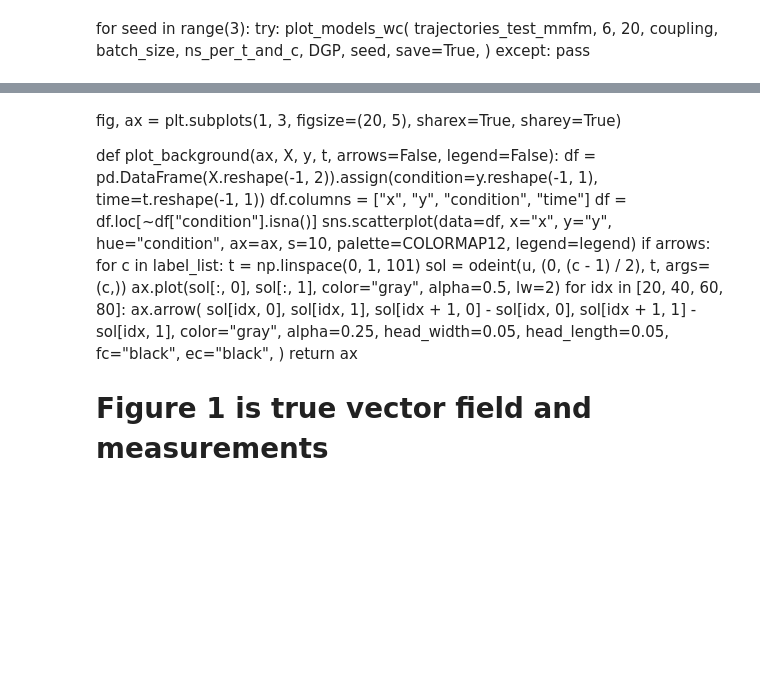
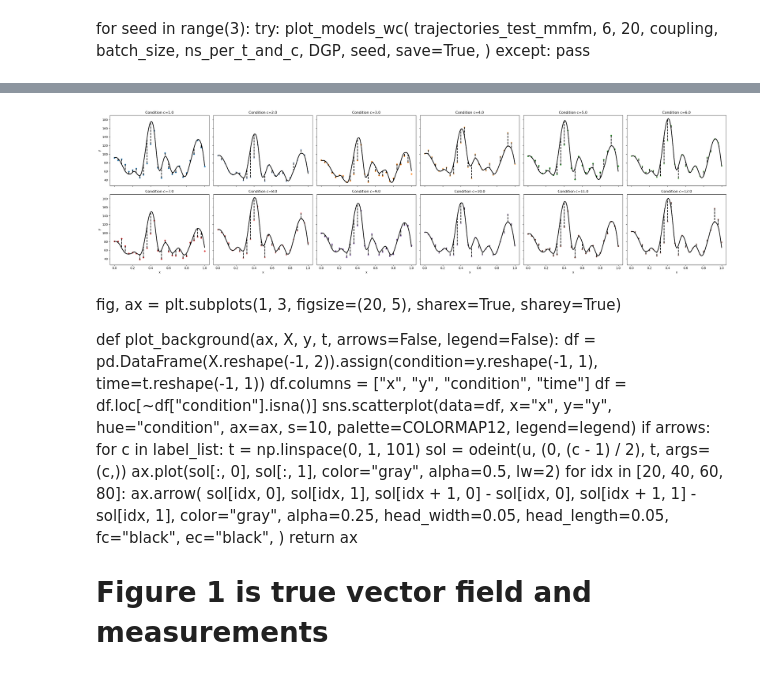
Before and after one commit to pqhhust/MMFM, a Jupyter notebook: experiments/weather/evaluate_weather.ipynb, the cells around one changed output, grey strips where cells are left out. Drawn from its saved outputs; the diff is of its cells as text; code cells hidden in the pictures; blank space fills up the shorter version.

```diff
--- a/experiments/weather/evaluate_weather.ipynb
+++ b/experiments/weather/evaluate_weather.ipynb
@@ -760,3 +690,85 @@ df_cubic_results_mmfm.loc[df_cubic_results_mmfm["c"] == 7]
+# %%
+def plot_models_wc2(
+    trajectory,
+    ncols,
+    s,
+    coupling,
+    batch_size,
+    ns_per_t_and_c,
+    dgp,
+    seed=0,
+    save=False,
+    suffix=None,
+    already_subset=False
+):
+    """Plot the trajectories of the best models for each condition c in a grid."""
+    # We only load the train data, because we want to plot it in the background
+    from mmfm.data import dgp_beijing_data
+    X_train, y_train, t_train, n_classes, timepoints, label_list = dgp_beijing_data(
+        coupling, batch_size, ns_per_t_and_c, DGP, return_data="test"
+    )
+    t = t_train
+
+    fig, ax, ncols, _ = create_plot_grid(n_classes, ncols=ncols)
+
+    df = pd.DataFrame(X_train.reshape(-1, 1)).assign(target=y_train.reshape(-1, 1), time=t_train.reshape(-1, 1))
+    df.columns = ["y", "target", "x"]
+
+    color_classes = [int(x) for x in range(len([x for x in np.unique(y_train) if np.isfinite(x)]))]
+    colors = color_picker(color_classes)
+    non_nan_targets = [x for x in np.unique(y_train) if np.isfinite(x)]
+
+    # Plot backgrounds
+    s = 2
+    for k, c in enumerate(non_nan_targets):
+        axidx = ax[k // ncols, k % ncols]
+        # sns.scatterplot(data=df, x="x", y="y", hue="target", ax=axidx, legend=False, alpha=0.05, palette=colors, s=s)
+        sns.scatterplot(data=df[df["target"] == c], x="x", y="y", ax=axidx, color=colors[k], s=30)
+        # sns.lineplot(data=df[df["target"] == c], x="x", y="y", ax=axidx, color=colors[k])
+        axidx.set_title(f"Condition c={c}")
+
+    # Plot predicted marginals
+    # Plot ground truth trajectories
+    for k, c in enumerate(non_nan_targets):
+        if not already_subset:
+            idx_plot = np.where(y_train[:, 0] == c)[0][:2]
+        else:
+            idx_plot = [0, 1]
+
+        for n in idx_plot:
+            for i in range(len(trj[c][seed]) - 1):
+                ax[k // ncols, k % ncols].plot(
+                    [i/100, (i+1)/100],
+                    [trajectory[c][seed][i, n, 0], trajectory[c][seed][i + 1, n, 0]],
+                    color="black",
+                    lw=2,
+                )
+                # if i is also coorodinate in df, draw vertical line between df.y and trajectory
+                if (i/100) in df.x.unique():
+                    # Draw vertical line at df.x between y=df.y and trajectory
+                    ax[k // ncols, k % ncols].plot(
+                        [i/100, i/100],
+                        [df.loc[(df["target"] == c) & (df.x == (i/100)), "y"].values[0], trajectory[c][seed][i, n, 0]],
+                        color="black",
+                        lw=2,
+                        linestyle="--"
+                    )
+
+    plt.tight_layout()
+    if save:
+        fn = f"/data/m015k/code/MMFM/figures_paper/trajectory_wave_{seed}_35.png"
+        if suffix is not None:
+            fn = fn.replace(".png", f"_{suffix}.png")
+        plt.savefig(fn)
+    plt.show()
+
+    return df
+
+df = plot_models_wc2(
+    trj, 6, 20, coupling, batch_size, ns_per_t_and_c, DGP, 0, save=False, suffix="avg", already_subset=False
+)
+# %% [output]
+[figure, added]
 # %%
 _, X_train, y_train, t_train, _, _, _, n_classes, _ = dgp_beijing_data(
         coupling, batch_size, ns_per_t_and_c, DGP, return_data="train-valid"
```
Also changed, not shown: parts of 26 cells of this notebook, 4 other files.
